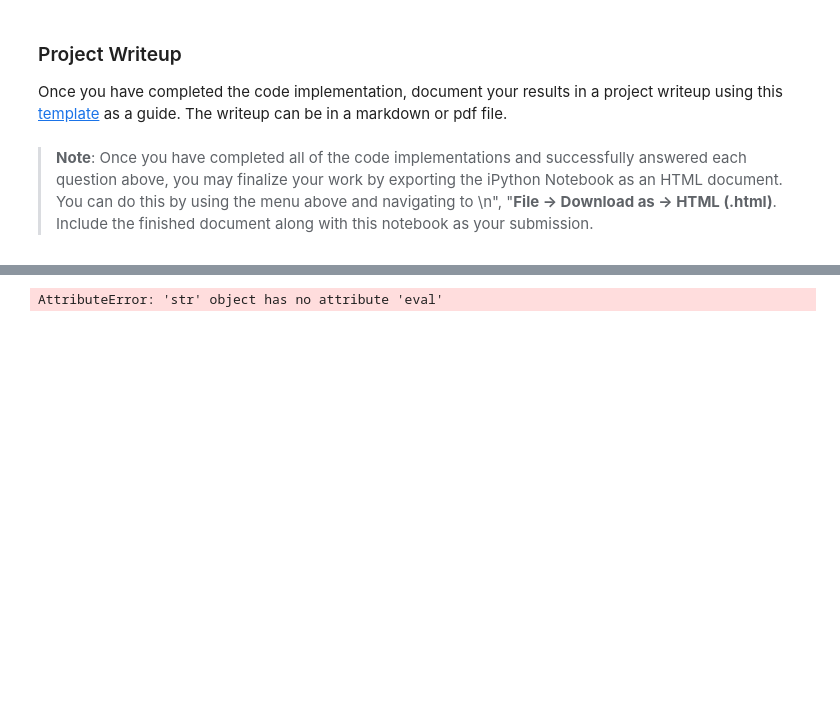
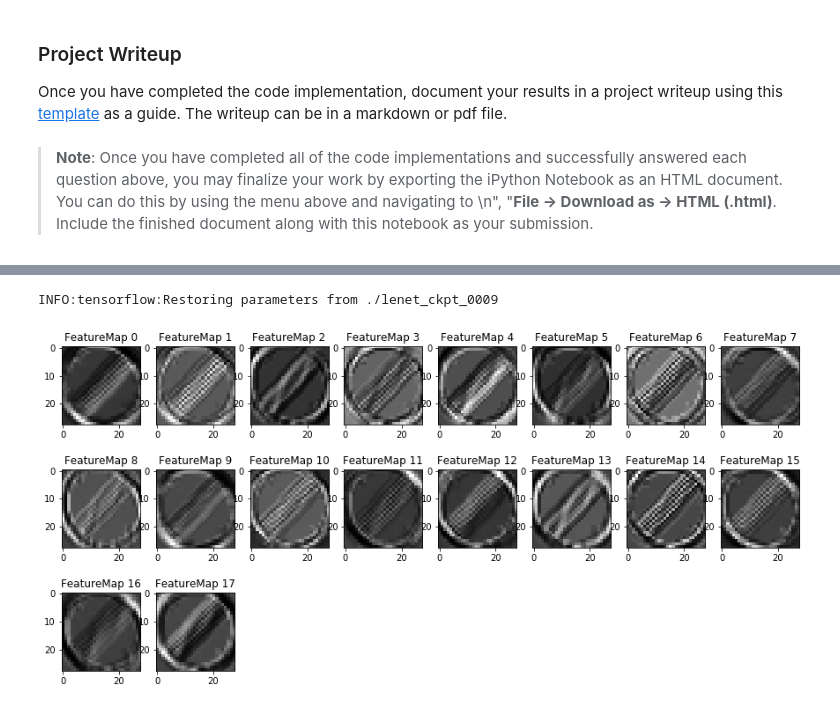
Before and after one commit to logicalelegance/udacity_traffic_signs, a Jupyter notebook: Traffic_Sign_Classifier.ipynb, the cells around one changed output, grey strips where cells are left out. Cells and saved outputs as stored; diff of their text form; code cells hidden in the pictures; blank space fills up the shorter version.

```diff
--- a/Traffic_Sign_Classifier.ipynb
+++ b/Traffic_Sign_Classifier.ipynb
@@ -310,7 +310,7 @@ def LeNet(x, keep_prob):
     # TODO: Layer 5: Fully Connected. Input = 84. Output = 43.
     fc5 = tf.add(tf.matmul(fc4, weights['wfc5']), biases['bfc5'],name='result')
 
-    return fc5
+    return (fc5, conv1, conv2)
 # %% [markdown]
 ### Train, Validate and Test the Model
 # %% [markdown]
@@ -330,7 +330,7 @@ one_hot_y = tf.one_hot(y, 43)
 # %%
 rate = 0.001
 
-logits = LeNet(x, keep_prob)
+(logits, conv1, conv2) = LeNet(x, keep_prob)
 cross_entropy = tf.nn.softmax_cross_entropy_with_logits(labels=one_hot_y, logits=logits)
 loss_operation = tf.reduce_mean(cross_entropy)
 optimizer = tf.train.AdamOptimizer(learning_rate = rate)
@@ -394,0 +405,11 @@ Model saved as ./lenet_ckpt_0009
+# %%
+with tf.Session() as sess:
+    sess.run(tf.global_variables_initializer())
+
+    print("Checking against test set...")
+    print()
+    saver.restore(sess, "./lenet_ckpt_0008") # ckpt 0008 from above had best accuracy
+
+
+    test_accuracy = evaluate(X_test, y_test)
+    print("Test set accuracy = {:.3f}".format(test_accuracy))
@@ -445,10 +471,9 @@ print(signs_normal[0].shape)
 
 # Load the good saved model we were working with
 with tf.Session() as sess:
- # sess.run(tf.global_variables_initializer())
 
   # Restore variables from disk.
-  saver.restore(sess, "./lenet_ckpt_0009")
+  saver.restore(sess, "./lenet_ckpt_0008")
   predictions = sess.run(logits, feed_dict={x: signs_normal, keep_prob: 1.0})
   print("Sign image type predictions: " + str(np.argmax(predictions[:], axis=1)))
   print("Actual sign types: " + str(y_signs))
@@ -595,7 +618,12 @@ def outputFeatureMap(image_input, tf_activation, activation_min=-1, activation_m
             plt.imshow(activation[0,:,:, featuremap], interpolation="nearest", vmin=activation_min, cmap="gray")
         else:
             plt.imshow(activation[0,:,:, featuremap], interpolation="nearest", cmap="gray")
-# %%
-outputFeatureMap(signs_normal[0], 'conv2')
-# %% [output]
-AttributeError: 'str' object has no attribute 'eval'
+# %%
+with tf.Session() as sess:
+
+  # Restore variables from disk.
+  saver.restore(sess, "./lenet_ckpt_0009")
+  outputFeatureMap([signs_normal[0]], conv1)
+# %% [output]
+INFO:tensorflow:Restoring parameters from ./lenet_ckpt_0009
+[figure, added]
```
Also changed, not shown: parts of 9 cells of this notebook, 1 other file.
